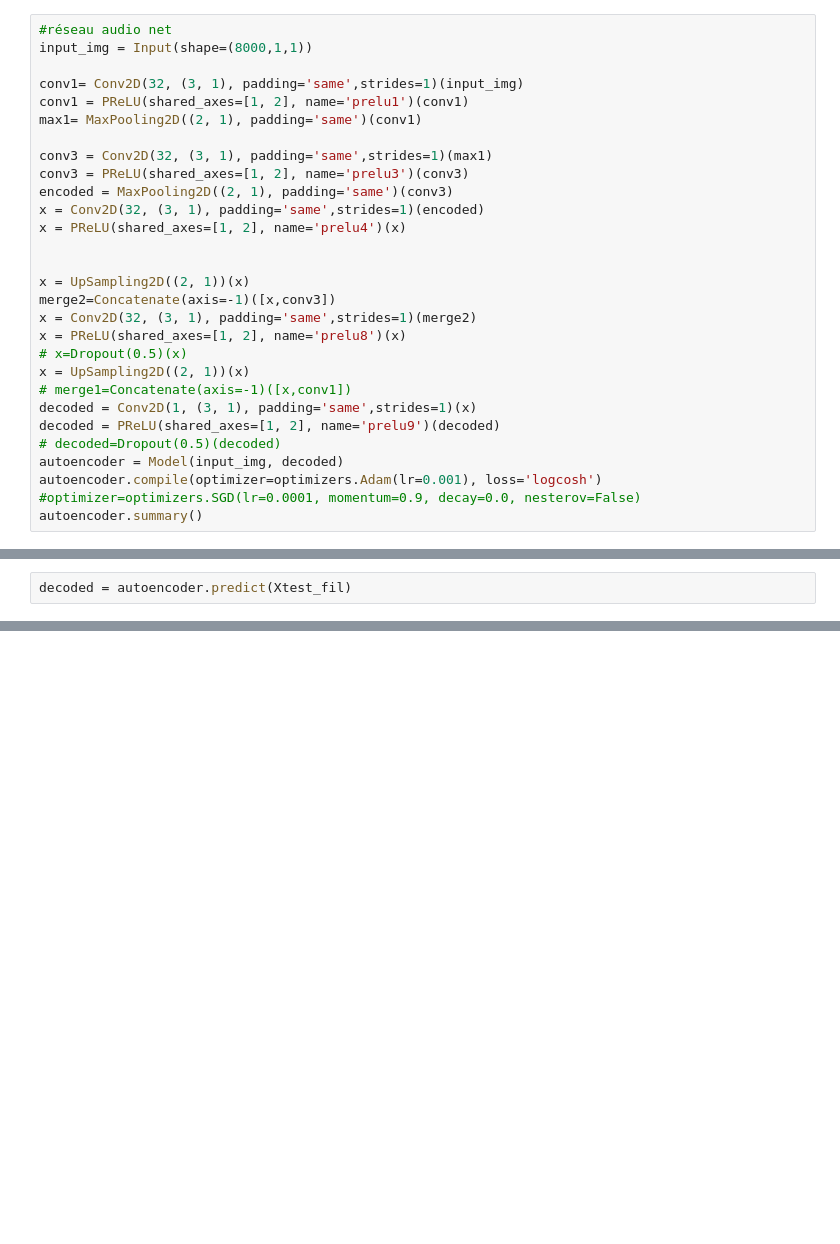
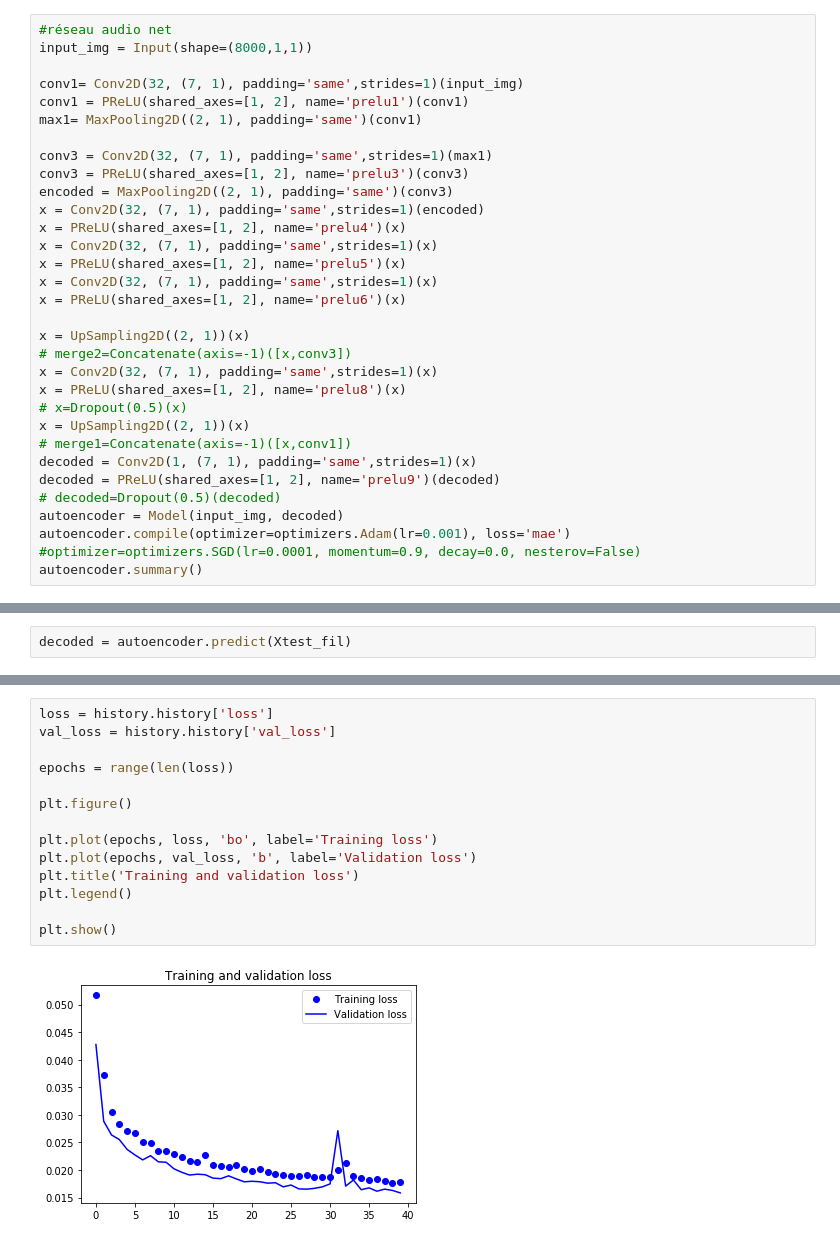
Before and after one commit to JoachimROSSEEL/AudioSuperResolution, a Jupyter notebook: super_resolution_with_wav.ipynb, the cells around one changed output, grey strips where cells are left out. Saved outputs shown, nothing was run; the diff lists cells and outputs as text; blank space fills up the shorter version.

```diff
--- a/super_resolution_with_wav.ipynb
+++ b/super_resolution_with_wav.ipynb
@@ -61,29 +64,32 @@ processing C:\Users\joaro\OneDrive\Documents\deep_learning_jupiter\free_spoken_d
 #réseau audio net
 input_img = Input(shape=(8000,1,1))
 
-conv1= Conv2D(32, (3, 1), padding='same',strides=1)(input_img)
+conv1= Conv2D(32, (7, 1), padding='same',strides=1)(input_img)
 conv1 = PReLU(shared_axes=[1, 2], name='prelu1')(conv1)
 max1= MaxPooling2D((2, 1), padding='same')(conv1)
 
-conv3 = Conv2D(32, (3, 1), padding='same',strides=1)(max1)
+conv3 = Conv2D(32, (7, 1), padding='same',strides=1)(max1)
 conv3 = PReLU(shared_axes=[1, 2], name='prelu3')(conv3)
 encoded = MaxPooling2D((2, 1), padding='same')(conv3)
-x = Conv2D(32, (3, 1), padding='same',strides=1)(encoded)
+x = Conv2D(32, (7, 1), padding='same',strides=1)(encoded)
 x = PReLU(shared_axes=[1, 2], name='prelu4')(x)
-
+x = Conv2D(32, (7, 1), padding='same',strides=1)(x)
+x = PReLU(shared_axes=[1, 2], name='prelu5')(x)
+x = Conv2D(32, (7, 1), padding='same',strides=1)(x)
+x = PReLU(shared_axes=[1, 2], name='prelu6')(x)
 
 x = UpSampling2D((2, 1))(x)
-merge2=Concatenate(axis=-1)([x,conv3])
-x = Conv2D(32, (3, 1), padding='same',strides=1)(merge2)
+# merge2=Concatenate(axis=-1)([x,conv3])
+x = Conv2D(32, (7, 1), padding='same',strides=1)(x)
 x = PReLU(shared_axes=[1, 2], name='prelu8')(x)
 # x=Dropout(0.5)(x)
 x = UpSampling2D((2, 1))(x)
 # merge1=Concatenate(axis=-1)([x,conv1])
-decoded = Conv2D(1, (3, 1), padding='same',strides=1)(x)
+decoded = Conv2D(1, (7, 1), padding='same',strides=1)(x)
 decoded = PReLU(shared_axes=[1, 2], name='prelu9')(decoded)
 # decoded=Dropout(0.5)(decoded)
 autoencoder = Model(input_img, decoded)
-autoencoder.compile(optimizer=optimizers.Adam(lr=0.001), loss='logcosh')
+autoencoder.compile(optimizer=optimizers.Adam(lr=0.001), loss='mae')
 #optimizer=optimizers.SGD(lr=0.0001, momentum=0.9, decay=0.0, nesterov=False)
 autoencoder.summary()
 # %% [output]
@@ -196,0 +240,16 @@ print(error)
+# %%
+loss = history.history['loss']
+val_loss = history.history['val_loss']
+
+epochs = range(len(loss))
+
+plt.figure()
+
+plt.plot(epochs, loss, 'bo', label='Training loss')
+plt.plot(epochs, val_loss, 'b', label='Validation loss')
+plt.title('Training and validation loss')
+plt.legend()
+
+plt.show()
+# %% [output]
+[figure, added]
```
Also changed, not shown: parts of 14 cells of this notebook.
